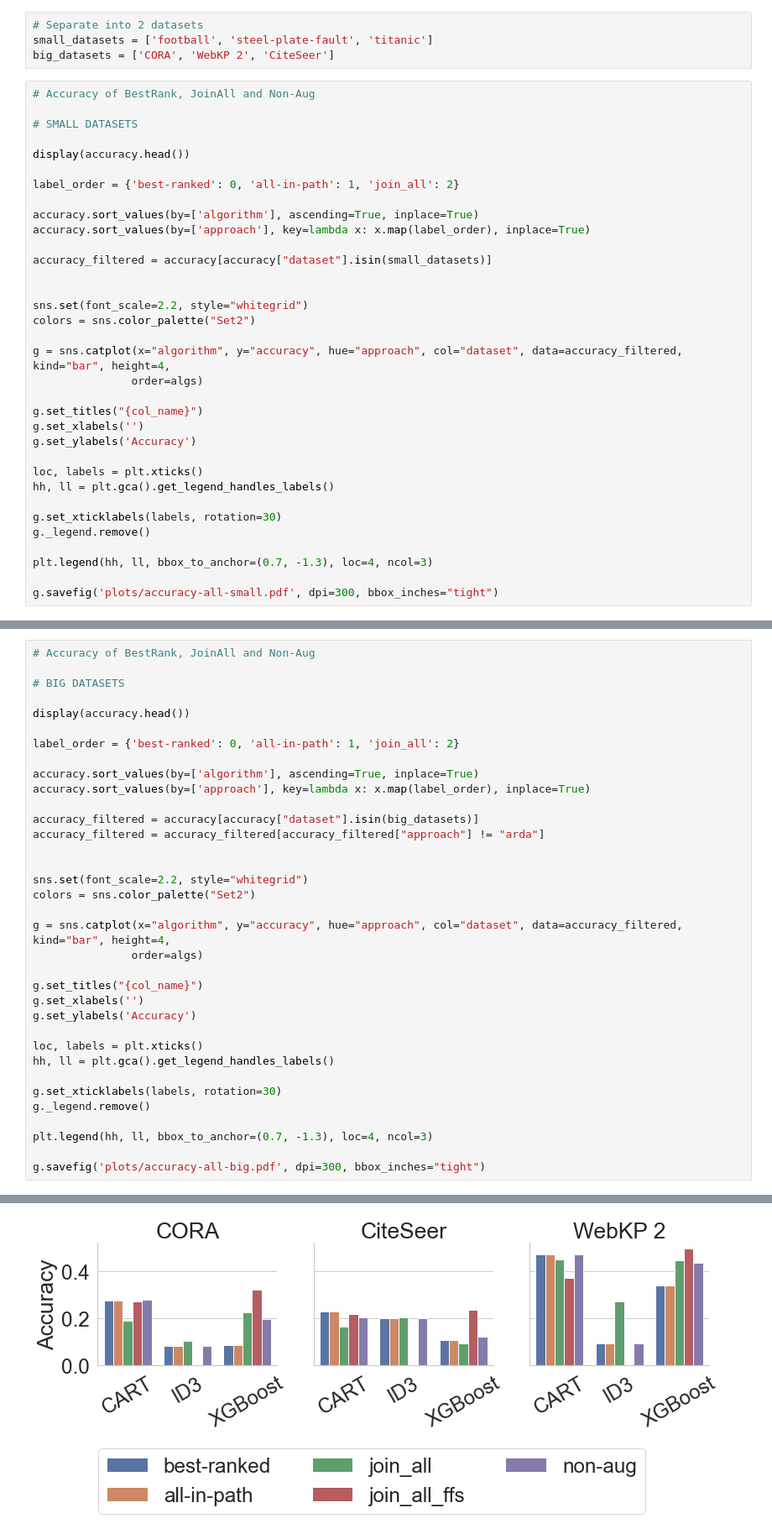
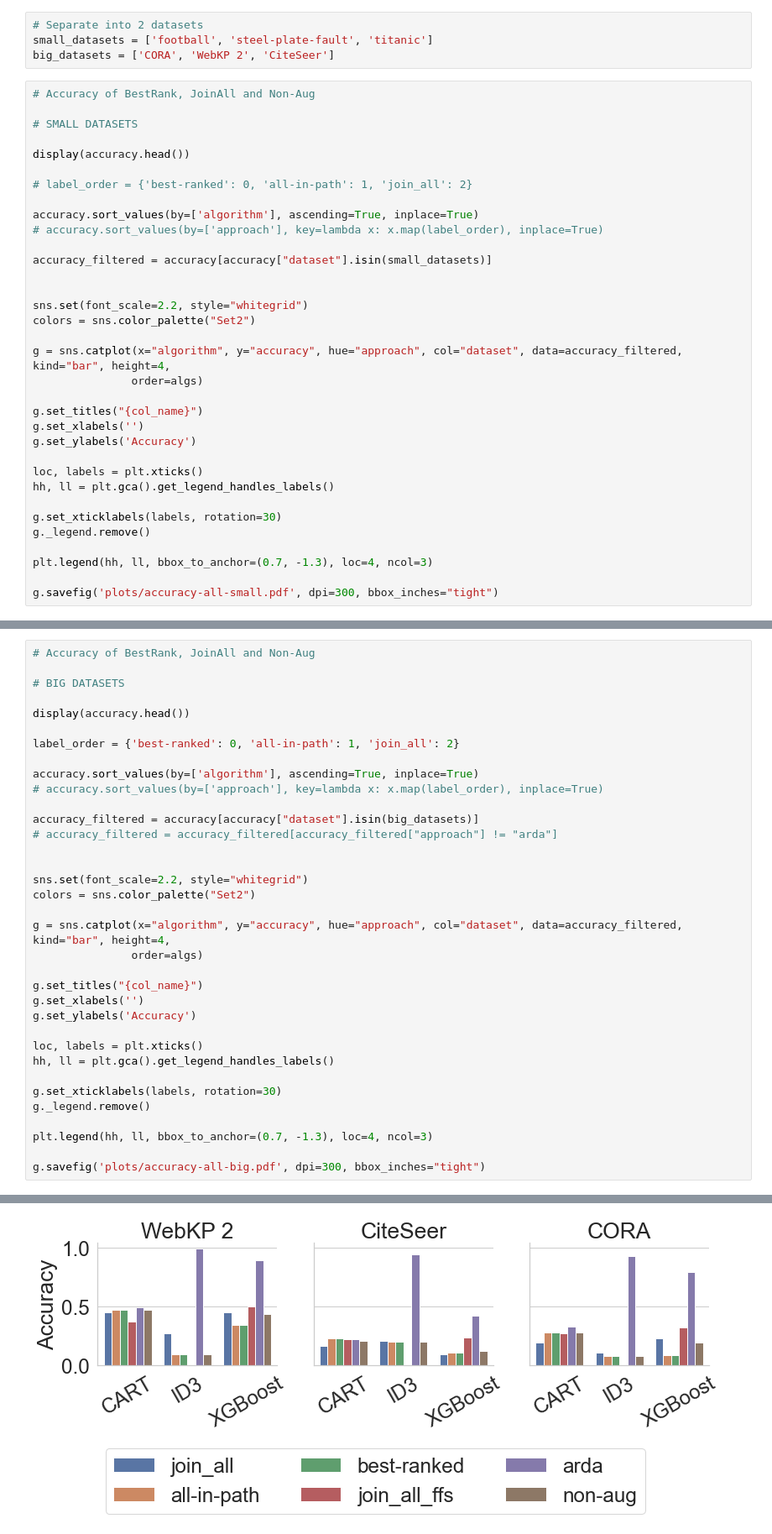
Before and after one commit to delftdata/autofeat, a Jupyter notebook: Visualisations-final.ipynb, the cells around one changed output, grey strips where cells are left out. Shown: that part at 84% size. Cells and saved outputs as stored; diff of their text form.

Commit message:
Add last plots

```diff
--- a/Visualisations-final.ipynb
+++ b/Visualisations-final.ipynb
@@ -363,10 +363,10 @@ big_datasets = ['CORA', 'WebKP 2', 'CiteSeer']
 
 display(accuracy.head())
 
-label_order = {'best-ranked': 0, 'all-in-path': 1, 'join_all': 2}
+# label_order = {'best-ranked': 0, 'all-in-path': 1, 'join_all': 2}
 
 accuracy.sort_values(by=['algorithm'], ascending=True, inplace=True)
-accuracy.sort_values(by=['approach'], key=lambda x: x.map(label_order), inplace=True)
+# accuracy.sort_values(by=['approach'], key=lambda x: x.map(label_order), inplace=True)
 
 accuracy_filtered = accuracy[accuracy["dataset"].isin(small_datasets)]
 
@@ -408,10 +408,10 @@ display(accuracy.head())
 label_order = {'best-ranked': 0, 'all-in-path': 1, 'join_all': 2}
 
 accuracy.sort_values(by=['algorithm'], ascending=True, inplace=True)
-accuracy.sort_values(by=['approach'], key=lambda x: x.map(label_order), inplace=True)
+# accuracy.sort_values(by=['approach'], key=lambda x: x.map(label_order), inplace=True)
 
 accuracy_filtered = accuracy[accuracy["dataset"].isin(big_datasets)]
-accuracy_filtered = accuracy_filtered[accuracy_filtered["approach"] != "arda"]
+# accuracy_filtered = accuracy_filtered[accuracy_filtered["approach"] != "arda"]
 
 
 sns.set(font_scale=2.2, style="whitegrid")
@@ -443,4 +443,4 @@ g.savefig('plots/accuracy-all-big.pdf', dpi=300, bbox_inches="tight")
-[figure, old version]
+[figure, new version]
 # %%
 # Accuracy of BestRank, JoinAll and Non-Aug
 
```
Also changed, not shown: parts of 2 cells of this notebook, 2 other files.
